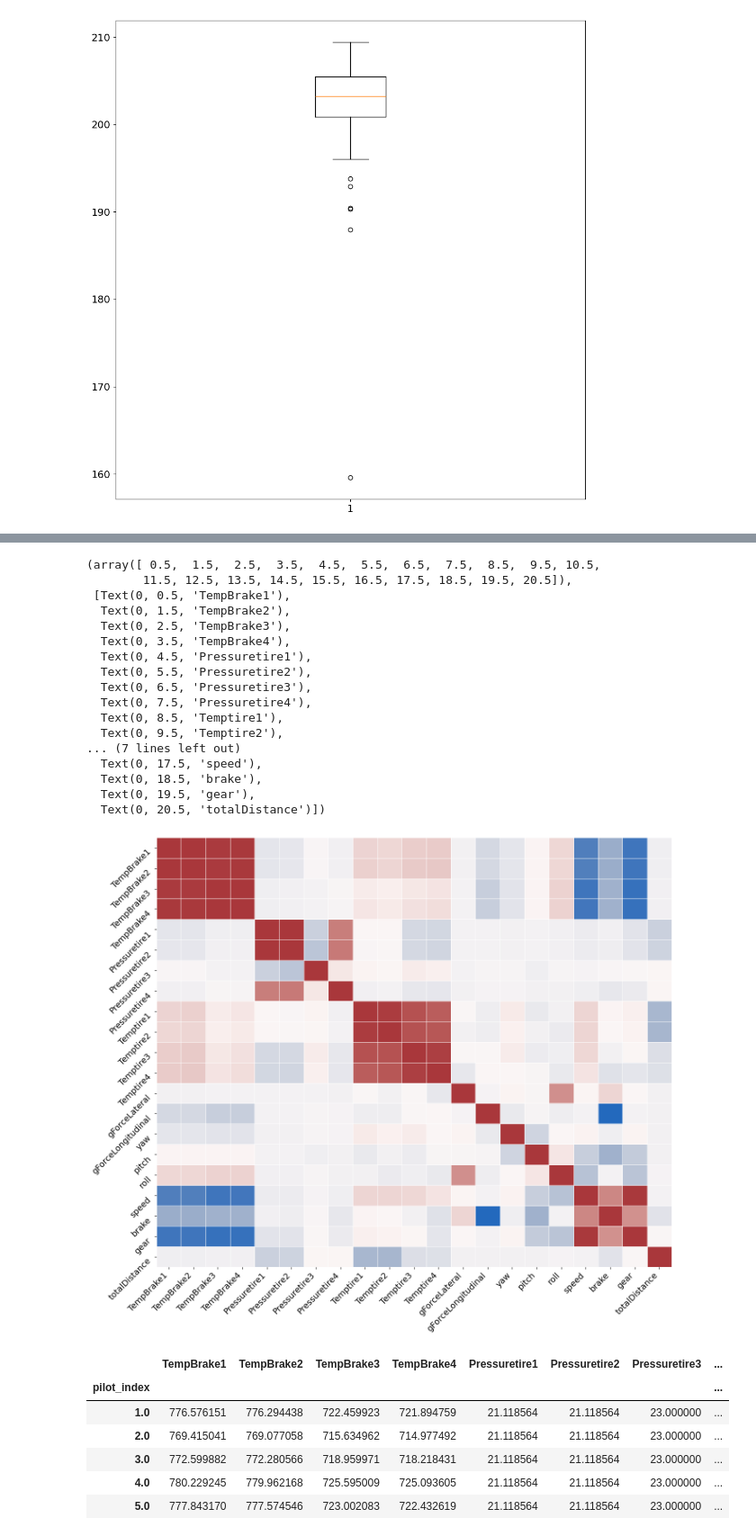
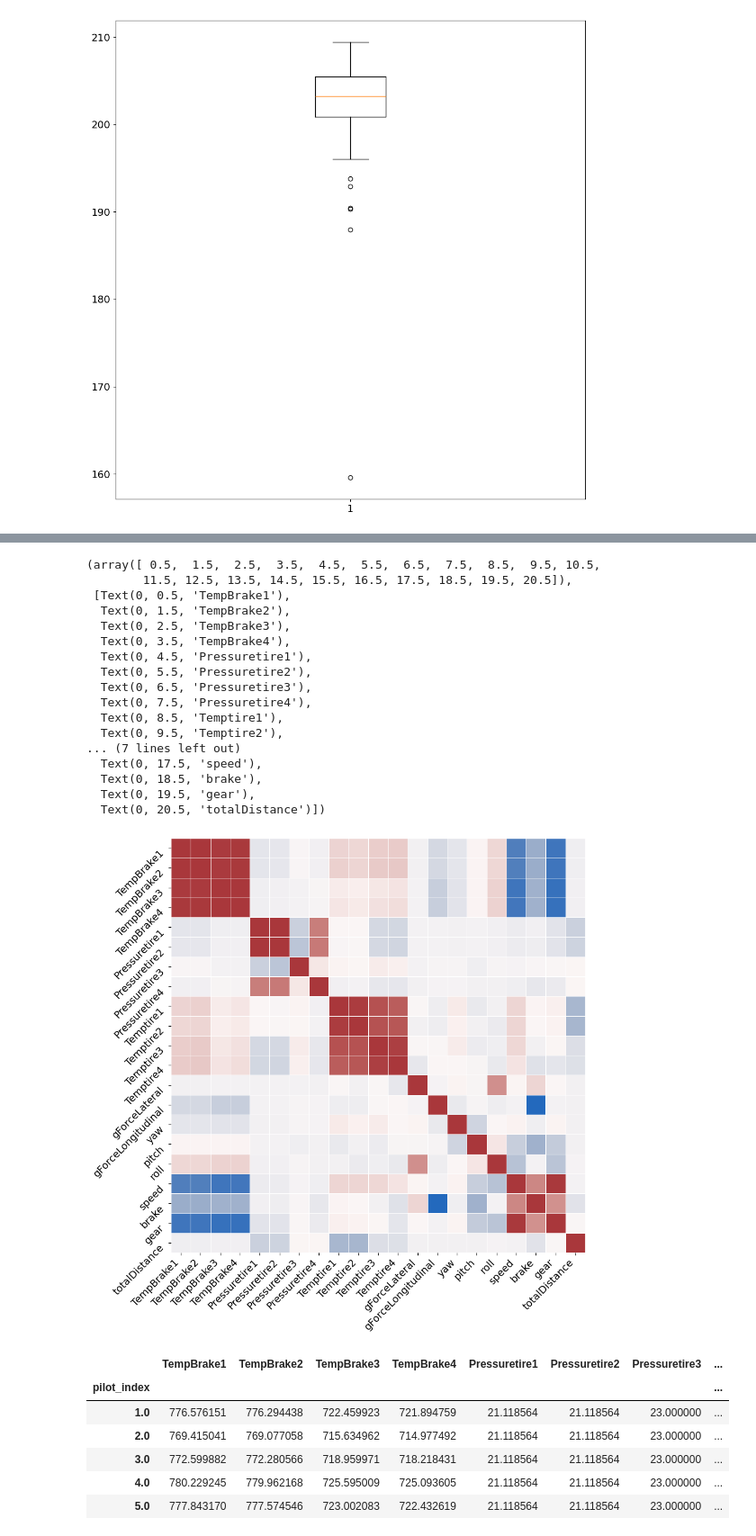
Before and after one commit to rbpowellGA/F1_race_data, a Jupyter notebook: notebooks/analysis.ipynb, the cells around one changed output, grey strips where cells are left out. Shown at 90% size. Cells and saved outputs as stored; diff of their text form; code cells hidden in the pictures.

```diff
--- a/notebooks/analysis.ipynb
+++ b/notebooks/analysis.ipynb
@@ -349,32 +378,32 @@ tm145.TempBrake4 = pd.to_numeric(tm145.TempBrake4)
 # %%
 ## new columns heatmap with other potentially correlated columns
 
 plt.rcParams.update({'font.size': 14})
-fig, ax = plt.subplots(figsize=(14,12))
+fig, ax = plt.subplots()
 sns.heatmap(tm145[['TempBrake1', 'TempBrake2',  'TempBrake3', 'TempBrake4','Pressuretire1', 'Pressuretire2',  'Pressuretire3', 'Pressuretire4','Temptire1', 'Temptire2',
        'Temptire3', 'Temptire4','gForceLateral', 'gForceLongitudinal','yaw', 'pitch', 'roll', 'speed',
        'brake', 'gear','totalDistance']].corr(), cmap="vlag",linewidths=.5, cbar = False)
 
 plt.xticks(rotation=45, ha ='right')
 plt.yticks(rotation=45, va ='top')
 # %% [output]
 (array([ 0.5,  1.5,  2.5,  3.5,  4.5,  5.5,  6.5,  7.5,  8.5,  9.5, 10.5,
         11.5, 12.5, 13.5, 14.5, 15.5, 16.5, 17.5, 18.5, 19.5, 20.5]),
  [Text(0, 0.5, 'TempBrake1'),
   Text(0, 1.5, 'TempBrake2'),
   Text(0, 2.5, 'TempBrake3'),
   Text(0, 3.5, 'TempBrake4'),
   Text(0, 4.5, 'Pressuretire1'),
   Text(0, 5.5, 'Pressuretire2'),
   Text(0, 6.5, 'Pressuretire3'),
   Text(0, 7.5, 'Pressuretire4'),
   Text(0, 8.5, 'Temptire1'),
   Text(0, 9.5, 'Temptire2'),
 ... (7 lines left out)
   Text(0, 17.5, 'speed'),
   Text(0, 18.5, 'brake'),
   Text(0, 19.5, 'gear'),
   Text(0, 20.5, 'totalDistance')])
-[figure, old version]
+[figure, new version]
 # %%
 ## The above yielded interesting results.  Reverse correlation between speed and brake temp was expected, as well as the positive correlation between speed and tire temp.
```
Also changed, not shown: parts of 11 cells of this notebook, 18 other files.
